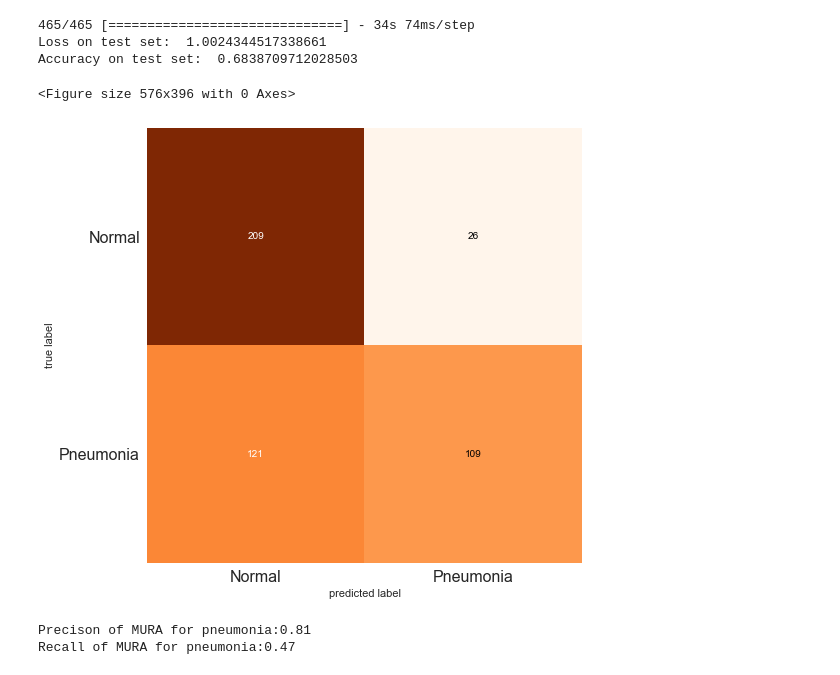
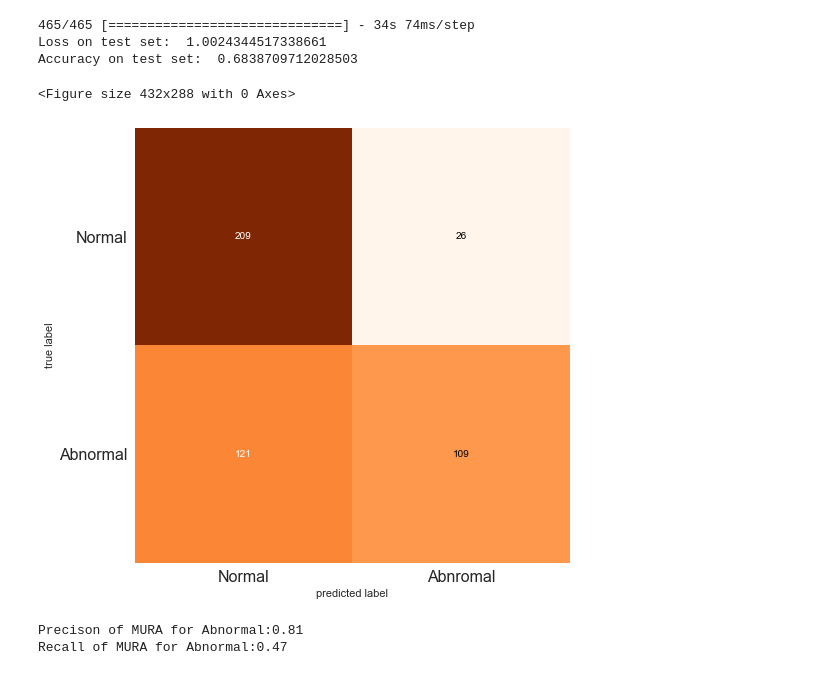
Before and after one commit to amikha33/MURA, a Jupyter notebook: Mura_VGG19.ipynb, the cells around one changed output. Cells and saved outputs as stored; diff of their text form; code cells hidden in the pictures.

```diff
--- a/Mura_VGG19.ipynb
+++ b/Mura_VGG19.ipynb
@@ -205,21 +205,21 @@ from mlxtend.plotting import plot_confusion_matrix
 # %%
 cm  = confusion_matrix(elbowLabels_Test, np.round(test_logits))
 plt.figure()
 plot_confusion_matrix(cm,figsize=(12,8), hide_ticks=True, cmap=plt.cm.Oranges)
-plt.xticks(range(2), ['Normal', 'Pneumonia'], fontsize=16)
-plt.yticks(range(2), ['Normal', 'Pneumonia'], fontsize=16)
+plt.xticks(range(2), ['Normal', 'Abnromal'], fontsize=16)
+plt.yticks(range(2), ['Normal', 'Abnormal'], fontsize=16)
 plt.show()
 # %% [output]
-<Figure size 576x396 with 0 Axes>
+<Figure size 432x288 with 0 Axes>
-[figure, old version]
+[figure, new version]
 # %%
 true_negative, false_positive, false_negative, true_positive  = cm.ravel()
 precision = true_positive / (true_positive + false_positive)
 recall = true_positive / (true_positive + false_negative)
 
-print('Precison of MURA for pneumonia:{:.2f}'.format(precision))
-print('Recall of MURA for pneumonia:{:.2f}'.format(recall))
+print('Precison of MURA for Abnormal:{:.2f}'.format(precision))
+print('Recall of MURA for Abnormal:{:.2f}'.format(recall))
 # %% [output]
-Precison of MURA for pneumonia:0.81
-Recall of MURA for pneumonia:0.47
+Precison of MURA for Abnormal:0.81
+Recall of MURA for Abnormal:0.47
 # %%
```
Also changed, not shown: parts of 1 cell of this notebook.
